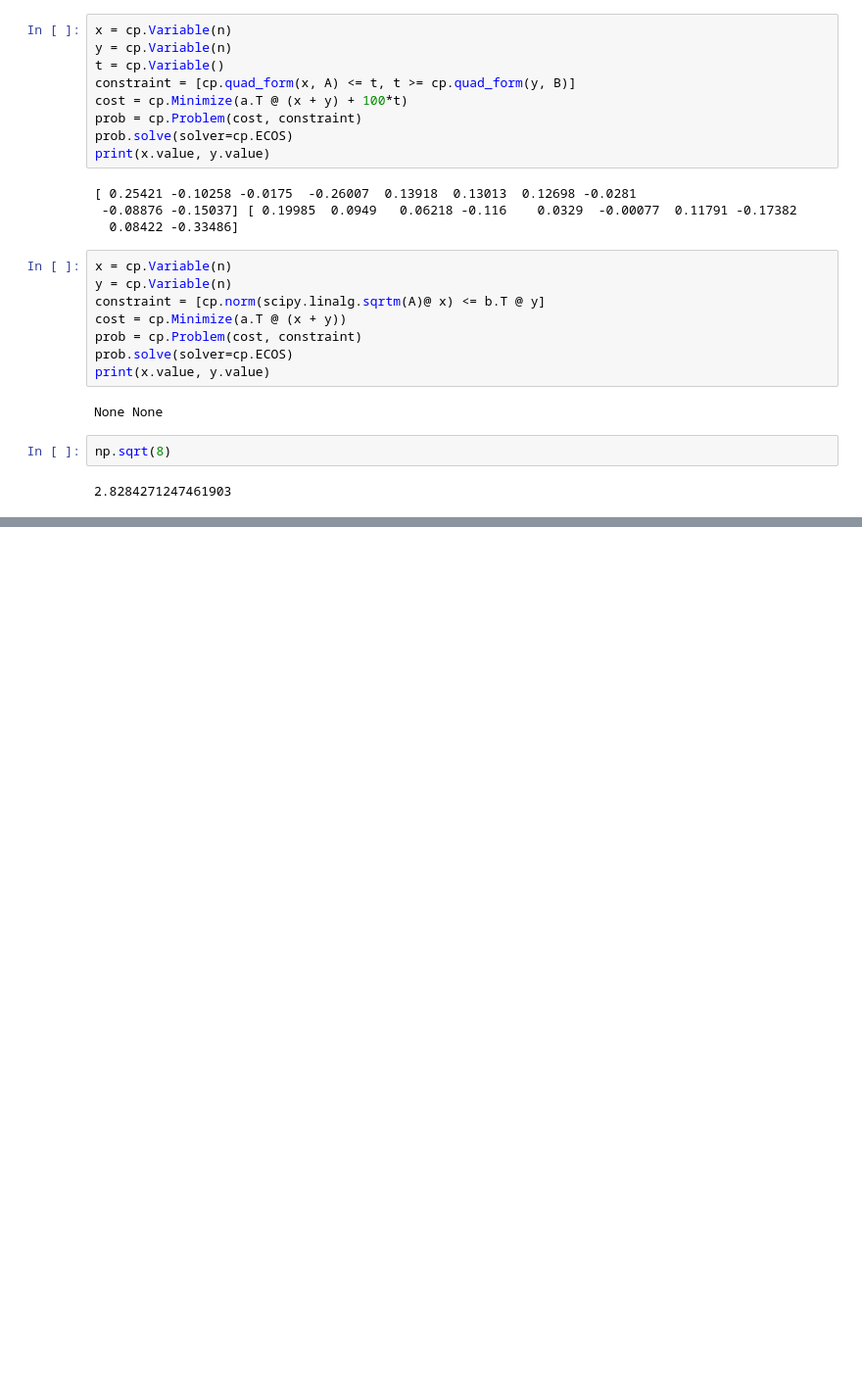
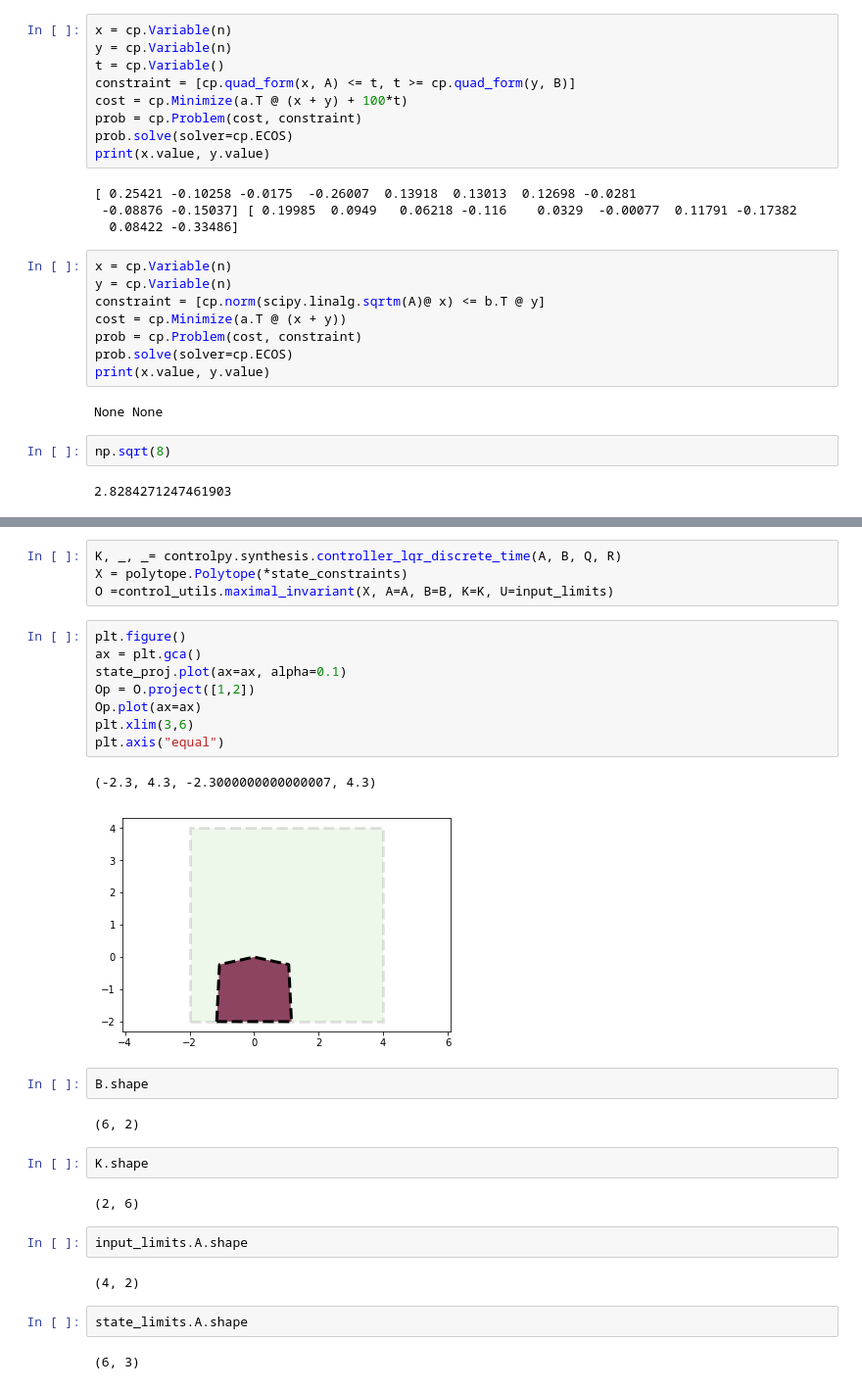
Before and after one commit to GoldeneyeRohan/prediction-uncertainty, a Jupyter notebook: LMPC Drone.ipynb, the cells around one changed output, grey strips where cells are left out. Shown at 98% size. Saved outputs shown, nothing was run; the diff lists cells and outputs as text; blank space fills up the shorter version.

```diff
--- a/LMPC Drone.ipynb
+++ b/LMPC Drone.ipynb
@@ -287,0 +333,31 @@ np.sqrt(8)
+# %%
+K, _, _= controlpy.synthesis.controller_lqr_discrete_time(A, B, Q, R)
+X = polytope.Polytope(*state_constraints)
+O =control_utils.maximal_invariant(X, A=A, B=B, K=K, U=input_limits)
+# %%
+plt.figure()
+ax = plt.gca()
+state_proj.plot(ax=ax, alpha=0.1)
+Op = O.project([1,2])
+Op.plot(ax=ax)
+plt.xlim(3,6)
+plt.axis("equal")
+# %% [output]
+(-2.3, 4.3, -2.3000000000000007, 4.3)
+[figure, added]
+# %%
+B.shape
+# %% [output]
+(6, 2)
+# %%
+K.shape
+# %% [output]
+(2, 6)
+# %%
+input_limits.A.shape
+# %% [output]
+(4, 2)
+# %%
+state_limits.A.shape
+# %% [output]
+(6, 3)
```
Also changed, not shown: parts of 8 cells of this notebook, 4 other files.
